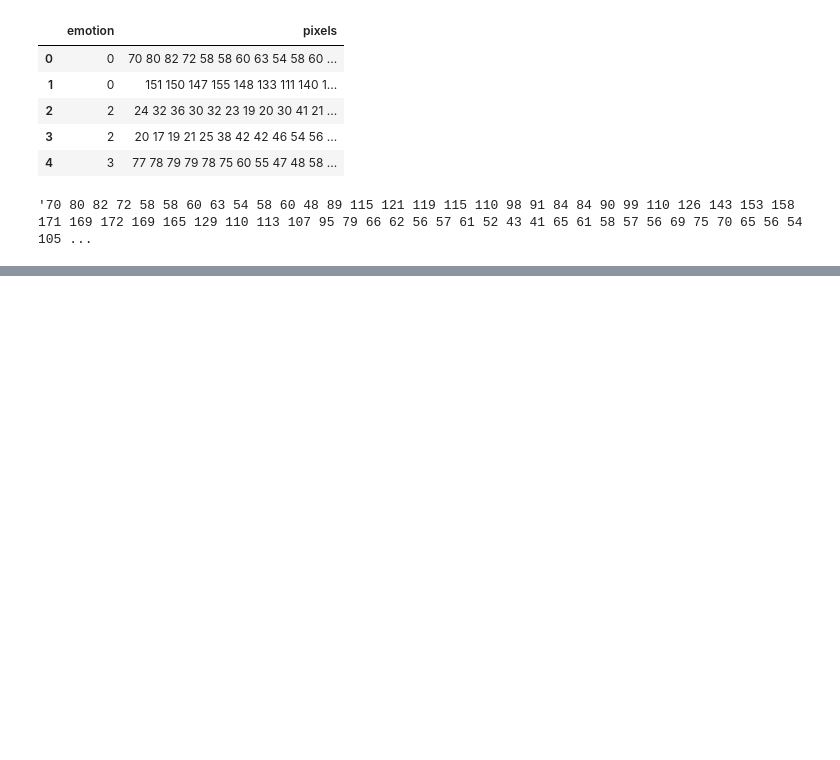
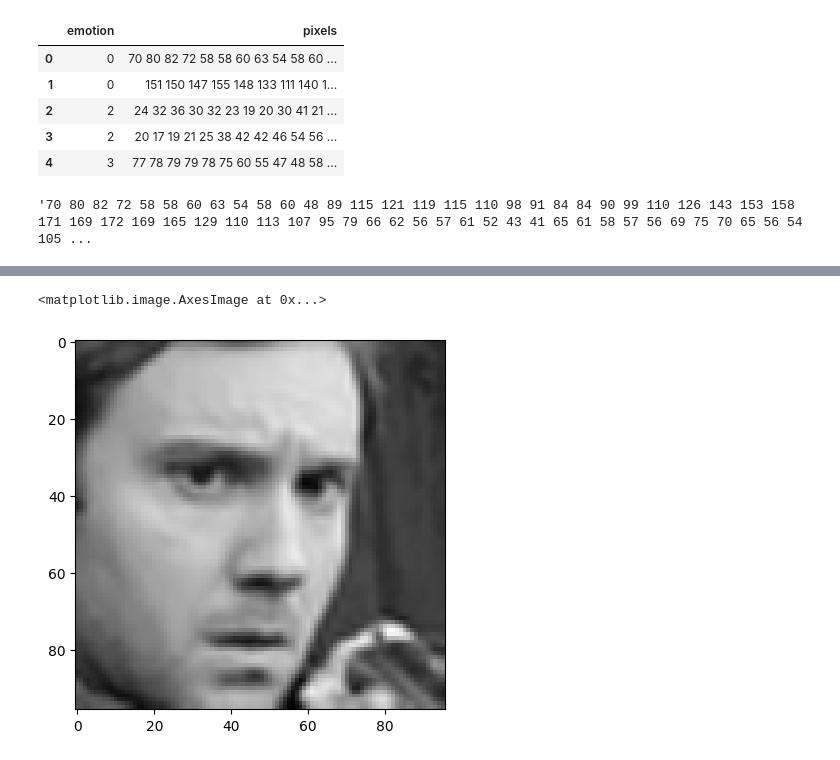
Before and after one commit to ImanNoferesti/Emotion_AI_Python, a Jupyter notebook: 2_Facial_Expression_Detection_AI.ipynb, the cells around one changed output, grey strips where cells are left out. Cells and saved outputs as stored; diff of their text form; code cells hidden in the pictures; blank space fills up the shorter version.

```diff
--- a/2_Facial_Expression_Detection_AI.ipynb
+++ b/2_Facial_Expression_Detection_AI.ipynb
@@ -98,3 +98,7 @@ def resize(x):
   # Using OpenCV's resize function to resize the img (which is now 48x48) to a new size of 96x96 pixels.
   # The interpolation=cv2.INTER_CUBIC argument tells OpenCV to use cubic interpolation, a higher-quality method for resizing that works well when enlarging images.
   return cv2.resize(img, dsize=(96,96), interpolation=cv2.INTER_CUBIC)
+# %%
+facial_expression_df[' pixels'] = facial_expression_df[' pixels'].apply(lambda x: string2array(x))
+# %%
+facial_expression_df[' pixels'] = facial_expression_df[' pixels'].apply(lambda x: resize(x))
@@ -100,0 +128,6 @@ def resize(x):
+# %%
+# Visualize the first image in the dataframe to make sure that the image is not distored by resizing and reshaping functions
+plt.imshow(facial_expression_df[' pixels'][0], cmap='gray')
+# %% [output]
+<matplotlib.image.AxesImage at 0x...>
+[figure, added]
```
Also changed, not shown: parts of 4 cells of this notebook.
